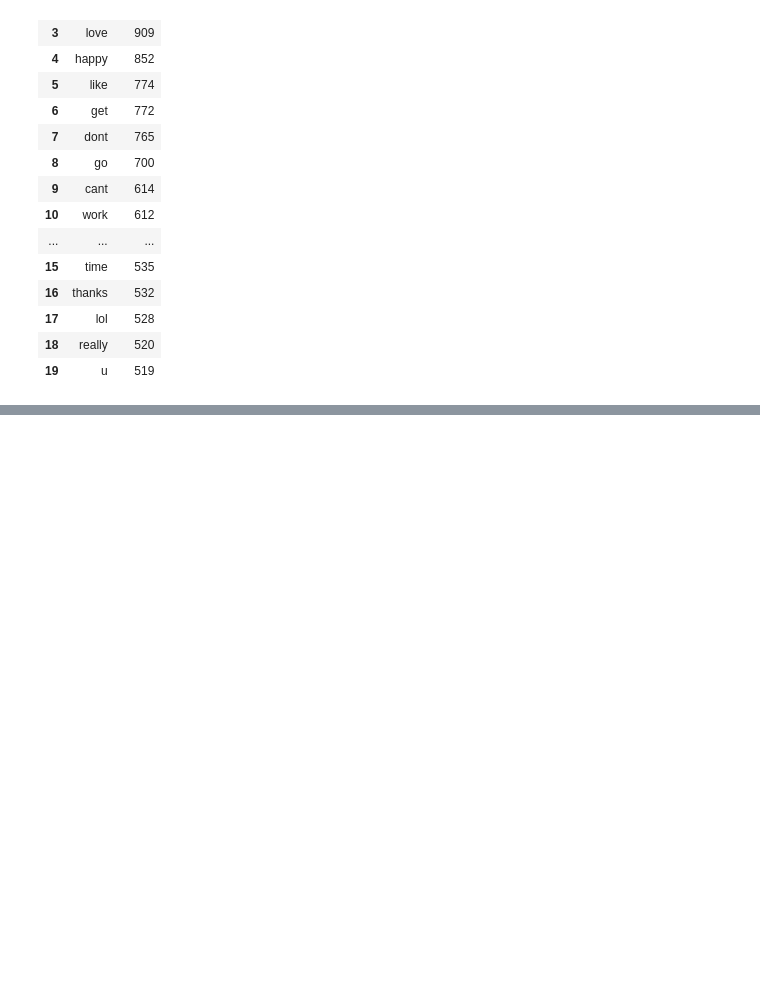
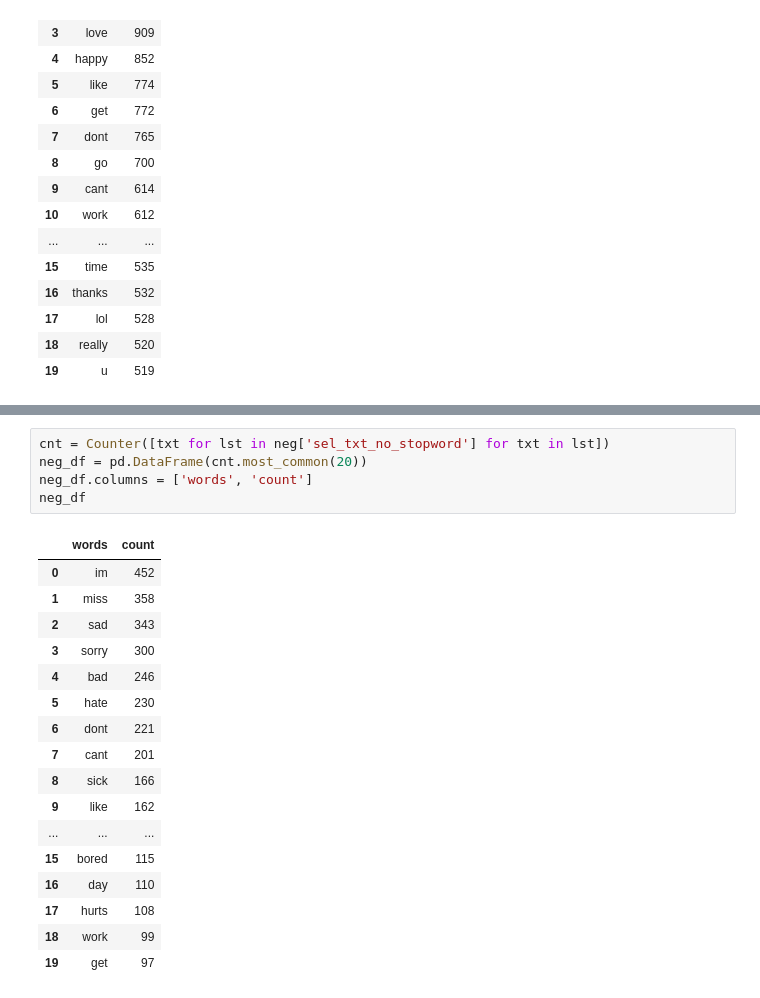
Before and after one commit to NanoPyro/prec_class, a Jupyter notebook: Midterm_Project.ipynb, the cells around one changed output, grey strips where cells are left out. Drawn from its saved outputs; the diff is of its cells as text; blank space fills up the shorter version.

```diff
--- a/Midterm_Project.ipynb
+++ b/Midterm_Project.ipynb
@@ -385,0 +473,23 @@ fig.show()
+# %%
+cnt = Counter([txt for lst in neg['sel_txt_no_stopword'] for txt in lst])
+neg_df = pd.DataFrame(cnt.most_common(20))
+neg_df.columns = ['words', 'count']
+neg_df
+# %% [output]
+|  | words | count |
+| 0 | im | 452 |
+| 1 | miss | 358 |
+| 2 | sad | 343 |
+| 3 | sorry | 300 |
+| 4 | bad | 246 |
+| 5 | hate | 230 |
+| 6 | dont | 221 |
+| 7 | cant | 201 |
+| 8 | sick | 166 |
+| 9 | like | 162 |
+| ... | ... | ... |
+| 15 | bored | 115 |
+| 16 | day | 110 |
+| 17 | hurts | 108 |
+| 18 | work | 99 |
+| 19 | get | 97 |
```
Also changed, not shown: parts of 26 cells of this notebook.
